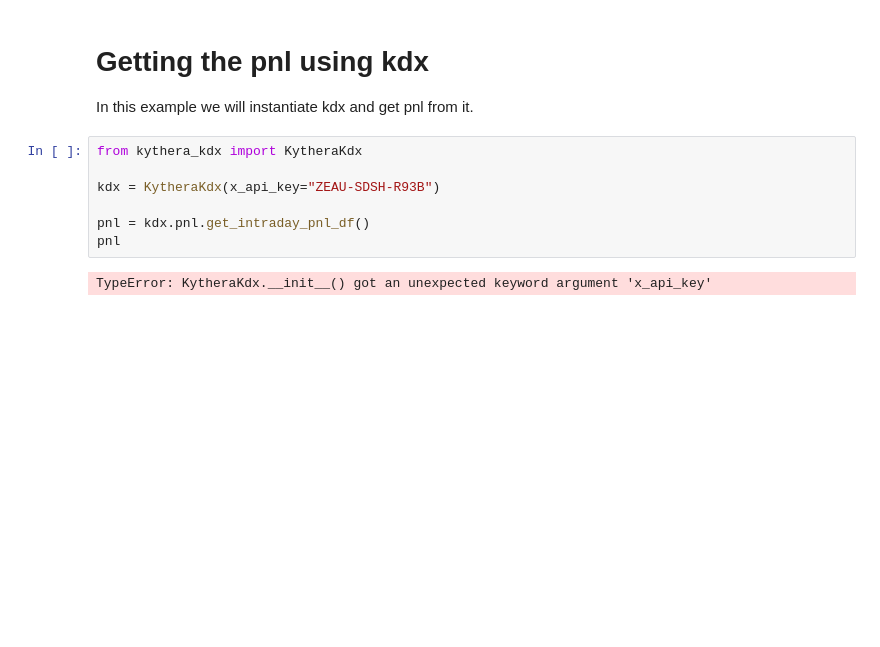
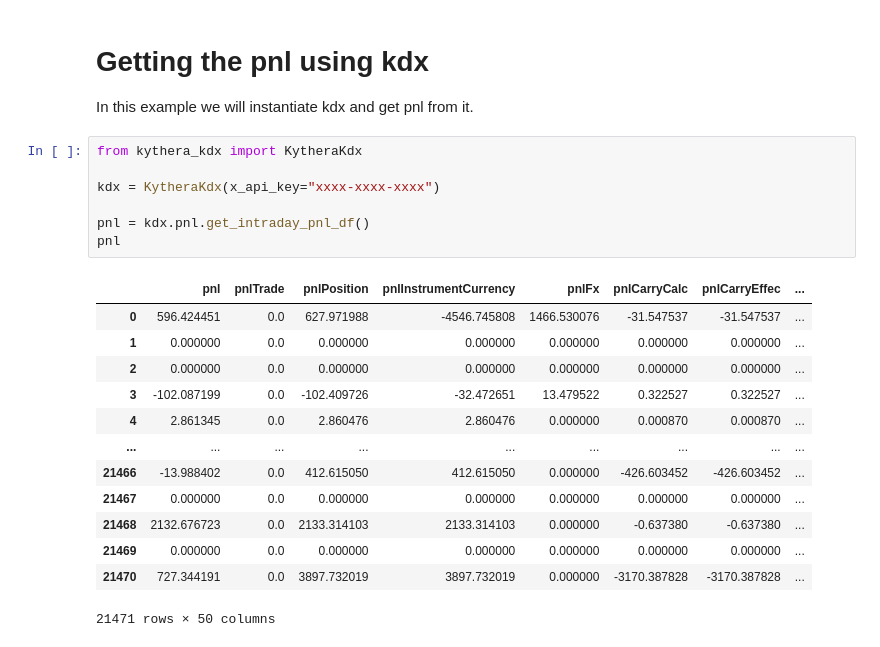
Before and after one commit to rportela/kythera-api-wrapper, a Jupyter notebook: docs/GetPnl.ipynb, the cells around one changed output. Drawn from its saved outputs; the diff is of its cells as text; blank space fills up the shorter version.

```diff
--- a/docs/GetPnl.ipynb
+++ b/docs/GetPnl.ipynb
@@ -5,9 +5,21 @@ In this example we will instantiate kdx and get pnl from it.
 # %%
 from kythera_kdx import KytheraKdx
 
-kdx = KytheraKdx(x_api_key="ZEAU-SDSH-R93B")
+kdx = KytheraKdx(x_api_key="xxxx-xxxx-xxxx")
 
 pnl = kdx.pnl.get_intraday_pnl_df()
 pnl
 # %% [output]
+|  | pnl | pnlTrade | pnlPosition | pnlInstrumentCurrency | pnlFx | pnlCarryCalc | pnlCarryEffec | ... |
+| 0 | 596.424451 | 0.0 | 627.971988 | -4546.745808 | 1466.530076 | -31.547537 | -31.547537 | ... |
+| 1 | 0.000000 | 0.0 | 0.000000 | 0.000000 | 0.000000 | 0.000000 | 0.000000 | ... |
+| 2 | 0.000000 | 0.0 | 0.000000 | 0.000000 | 0.000000 | 0.000000 | 0.000000 | ... |
+| 3 | -102.087199 | 0.0 | -102.409726 | -32.472651 | 13.479522 | 0.322527 | 0.322527 | ... |
+| 4 | 2.861345 | 0.0 | 2.860476 | 2.860476 | 0.000000 | 0.000870 | 0.000870 | ... |
+| ... | ... | ... | ... | ... | ... | ... | ... | ... |
+| 21466 | -13.988402 | 0.0 | 412.615050 | 412.615050 | 0.000000 | -426.603452 | -426.603452 | ... |
+| 21467 | 0.000000 | 0.0 | 0.000000 | 0.000000 | 0.000000 | 0.000000 | 0.000000 | ... |
+| 21468 | 2132.676723 | 0.0 | 2133.314103 | 2133.314103 | 0.000000 | -0.637380 | -0.637380 | ... |
+| 21469 | 0.000000 | 0.0 | 0.000000 | 0.000000 | 0.000000 | 0.000000 | 0.000000 | ... |
+| 21470 | 727.344191 | 0.0 | 3897.732019 | 3897.732019 | 0.000000 | -3170.387828 | -3170.387828 | ... |
-TypeError: KytheraKdx.__init__() got an unexpected keyword argument 'x_api_key'
+21471 rows × 50 columns
```
Also changed, not shown: 12 other files.
